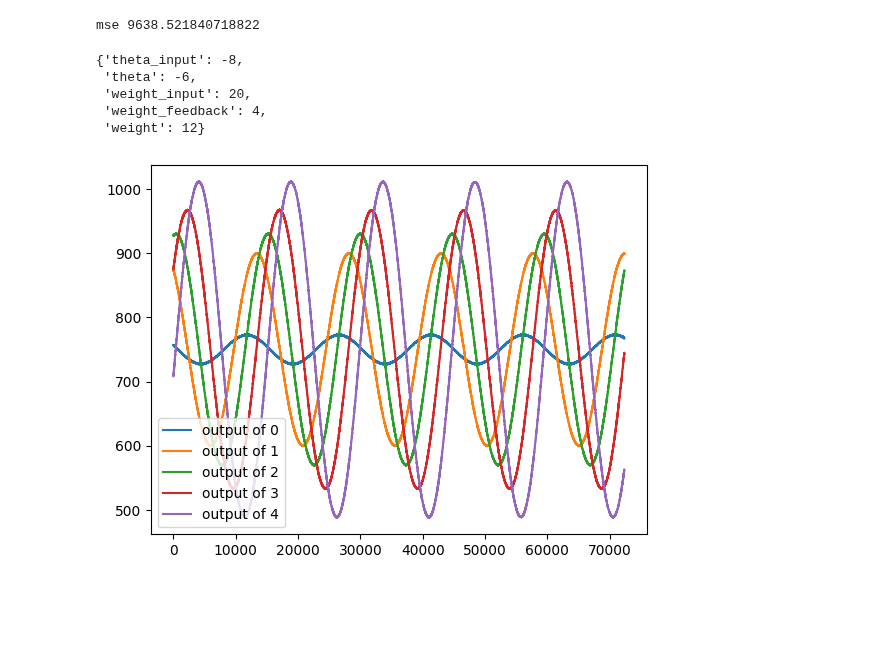
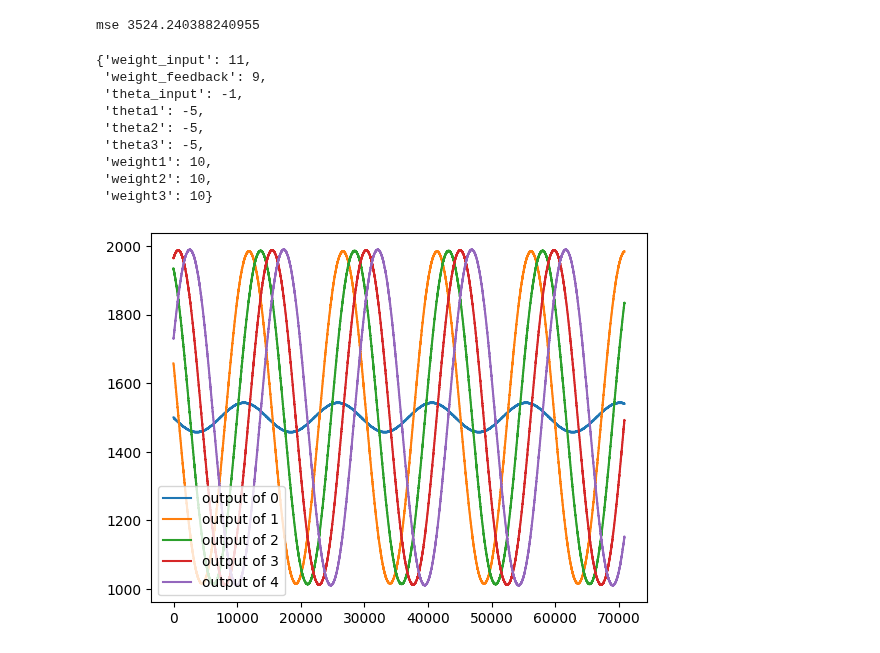
Before and after one commit to yakir4123/SNN-SCTN, a Jupyter notebook: notebooks/optuna_look_4_phase_shift.ipynb, the cells around one changed output. Saved outputs shown, nothing was run; the diff lists cells and outputs as text; code cells hidden in the pictures; blank space fills up the shorter version.

```diff
--- a/notebooks/optuna_look_4_phase_shift.ipynb
+++ b/notebooks/optuna_look_4_phase_shift.ipynb
@@ -228,21 +331,43 @@ print(f'{time.time() - ts} seconds.')
 # %%
 # 118 {'theta_input': -1.161, 'theta': -4.943, 'weight_input': 8.512, 'weight_feedback': 8.867, 'weight': 10.342}
 # 10.4 {'theta_input': -8, 'theta': -6, 'weight_input': 20, 'weight_feedback': 4,  'weight': 12}
-best_params = study.best_params.copy()
+def objective5_params_to_resonator(params):
+    if len(params) > 5:
+        return params
+
+    if len(params) == 3:
+        params['theta_input'] = -1
+        params['theta'] = -5
+
+    params['theta1'] = params['theta']
+    params['theta2'] = params['theta']
+    params['theta3'] = params['theta']
+    params['weight1'] = params['weight']
+    params['weight2'] = params['weight']
+    params['weight3'] = params['weight']
+    del params['theta']
+    del params['weight']
+    return params
+
+best_params = objective5_params_to_resonator(study.best_params.copy())
 
 resonator = resonator_from_optuna(freq0, **best_params, lf_lp_option=lf, clk_freq=clk_freq)
 # resonator = resonator_from_optuna(freq0, **base_params, clk_freq=clk_freq)
 mse = score_resonator(resonator, duration=duration, freq0=freq0, plot=True)
 print(f'mse {mse}')
 best_params
 # %% [output]
-mse 9638.521840718822
+mse 3524.240388240955
-{'theta_input': -8,
- 'theta': -6,
- 'weight_input': 20,
- 'weight_feedback': 4,
- 'weight': 12}
+{'weight_input': 11,
+ 'weight_feedback': 9,
+ 'theta_input': -1,
+ 'theta1': -5,
+ 'theta2': -5,
+ 'theta3': -5,
+ 'weight1': 10,
+ 'weight2': 10,
+ 'weight3': 10}
-[figure, old version]
+[figure, new version]
 # %%
 resonator = resonator_from_optuna(freq0, **best_params, lf_lp_option=lf, clk_freq=clk_freq)
 for i in range(len(resonator.neurons)):
```
Also changed, not shown: parts of 14 cells of this notebook, 1 other file.
